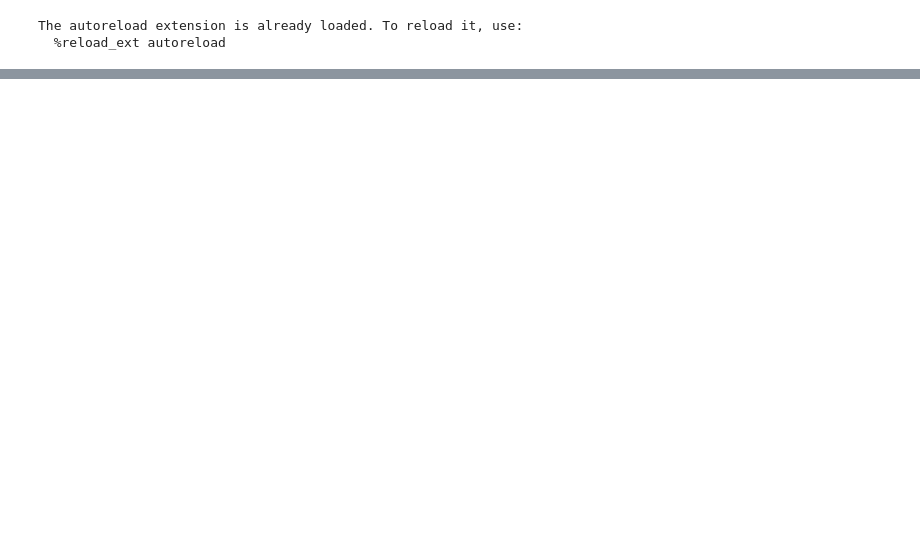
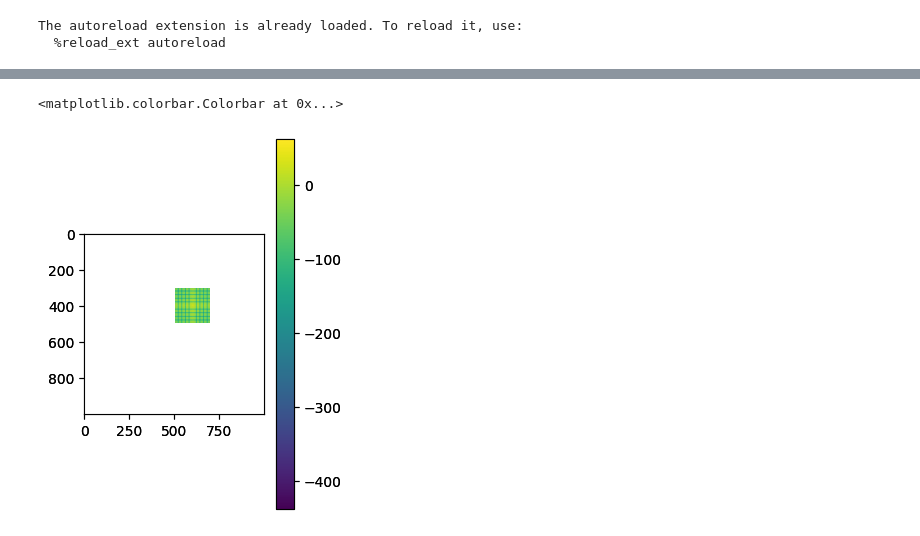
Before and after one commit to jysru/waveoptics_tools, a Jupyter notebook: notebooks/example_slm.ipynb, the cells around one changed output, grey strips where cells are left out. Cells and saved outputs as stored; diff of their text form; code cells hidden in the pictures; blank space fills up the shorter version.

```diff
--- a/notebooks/example_slm.ipynb
+++ b/notebooks/example_slm.ipynb
@@ -20,0 +38,22 @@ plt.colorbar()
+# %%
+from waveoptics.propag.numpy import fft_2d, ifft_2d
+ft = fft_2d(lee_hologram)
+ft_log = 10*np.log(np.abs(ft))
+
+ft_crop = np.copy(ft)
+ft_crop[:300, :] = 0
+ft_crop[500:, :] = 0
+ft_crop[:, :500] = 0
+ft_crop[:, 700:] = 0
+ft_crop_log = 10*np.log(np.abs(ft_crop))
+
+plt.subplot(1, 2, 1)
+plt.imshow(ft_log, vmax = np.max(ft_log), vmin=np.max(ft_log) - 500)
+plt.colorbar()
+
+plt.subplot(1, 2, 1)
+plt.imshow(ft_crop_log, vmax = np.max(ft_log), vmin=np.max(ft_log) - 500)
+plt.colorbar()
+# %% [output]
+<matplotlib.colorbar.Colorbar at 0x...>
+[figure, added]
```
Also changed, not shown: parts of 2 cells of this notebook, 1 other file.
